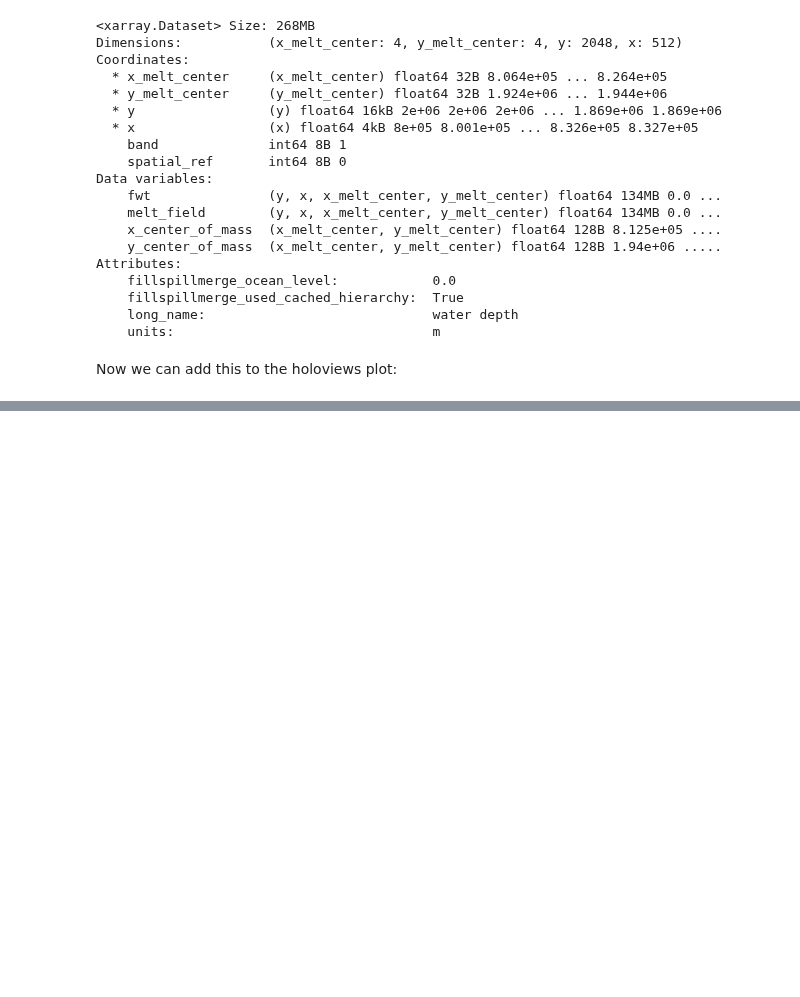
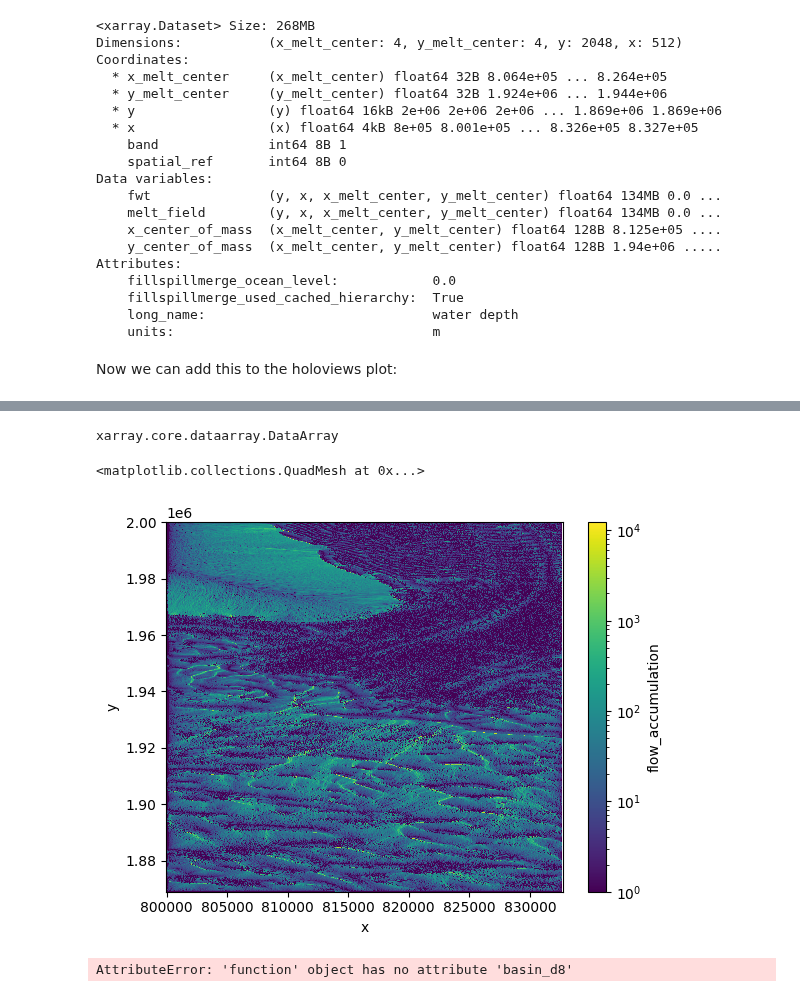
Before and after one commit to jkingslake/fillspillmerge, a Jupyter notebook: examples/example.ipynb, the cells around one changed output, grey strips where cells are left out. Drawn from its saved outputs; the diff is of its cells as text; code cells hidden in the pictures; blank space fills up the shorter version.

```diff
--- a/examples/example.ipynb
+++ b/examples/example.ipynb
@@ -451,0 +481,19 @@ BokehModel(combine_events=True, render_bundle={'docs_json': {'4cc8c62f-2dad-4ba4
+# %%
+xspatial_dem = open_geotiff('xspatial_dem.tif')
+type(xspatial_dem)
+# %% [output]
+xarray.core.dataarray.DataArray
+# %%
+import xrspatial
+import matplotlib.colors as mcolors
+
+fdir = xrspatial.flow_direction(xspatial_dem, routing='dinf')
+acc = xrspatial.flow_accumulation(fdir, routing='dinf')
+acc.plot(norm=mcolors.LogNorm())
+# %% [output]
+<matplotlib.collections.QuadMesh at 0x...>
+[figure, added]
+# %%
+watersheds = xrspatial.hydro.basin_d8.basin_d8(fdir, routing='dinf')
+# %% [output]
+AttributeError: 'function' object has no attribute 'basin_d8'
```
Also changed, not shown: parts of 9 cells of this notebook.
